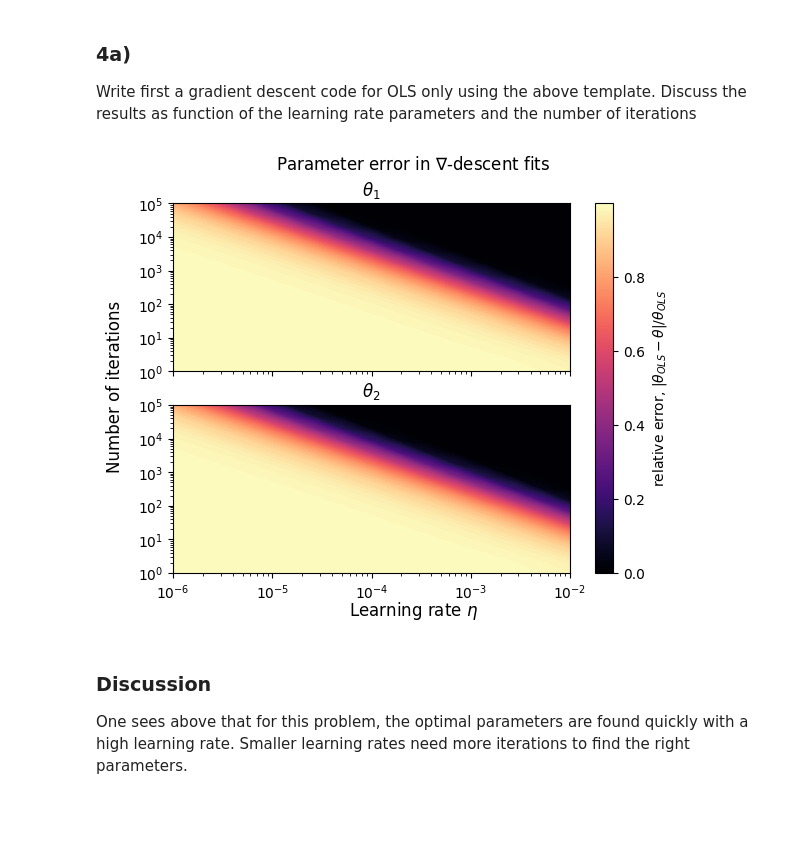
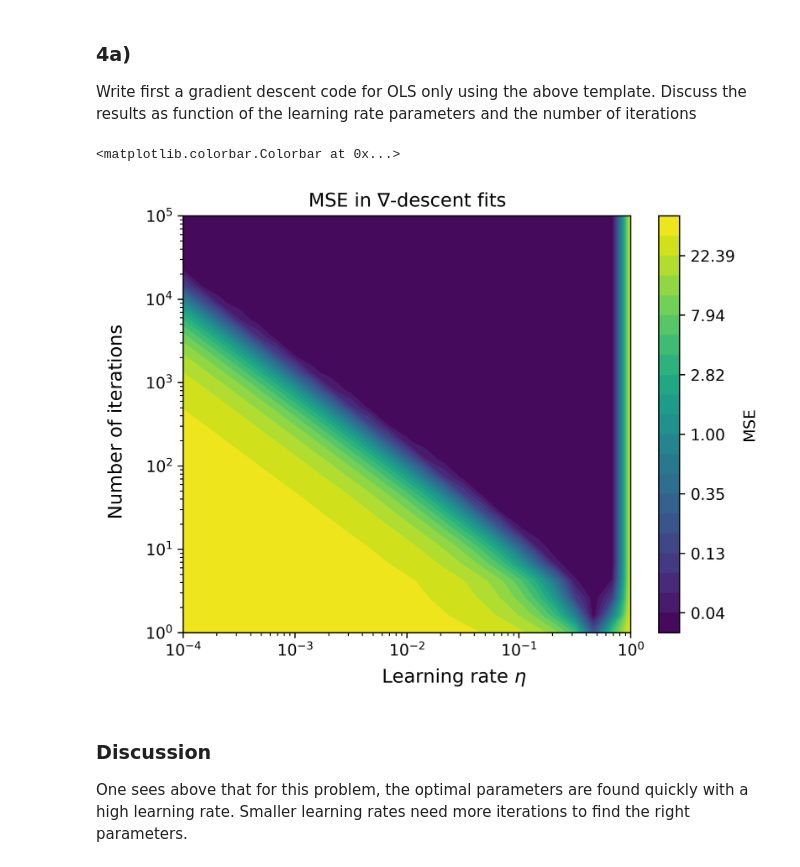
Before and after one commit to simonmso/simonsil_fys4155, a Jupyter notebook: E4.ipynb, the cells around one changed output. Cells and saved outputs as stored; diff of their text form; code cells hidden in the pictures; blank space fills up the shorter version.

```diff
--- a/E4.ipynb
+++ b/E4.ipynb
@@ -34,6 +36,10 @@ Feel free to play around with higher-order polynomials.
 # %%
 import numpy as np
 import matplotlib.pyplot as plt
+
+plt.rcParams.update({
+    'figure.dpi': 600
+})
 # %% [markdown]
 ## Exercise 1, scale your data
 
@@ -230,8 +253,8 @@ Discuss the results as function of the learning rate parameters and the number o
 # %%
 # Let's do the same as above, but loop over eta & num_iters
 
-n = 15 # repeat grad. descent for nxn combinations of eta & num_iters
-etas = np.logspace(-6,-2, n)
+n = 25 # repeat grad. descent for nxn combinations of eta & num_iters
+etas = np.logspace(-4,0, n)
 iters = np.logspace(0,5, n)
 
 es, ns = np.meshgrid(etas, iters)
@@ -260,35 +278,24 @@ errors = MSE_vec(thetas)
 # %%
 import matplotlib as mpl
 # %%
-a1 = (theta_closed_formOLS[0] - thetas[:, :, 0]) / theta_closed_formOLS[0]
-a2 = (theta_closed_formOLS[1] - thetas[:, :, 1]) / theta_closed_formOLS[1]
+fig, ax = plt.subplots()
 
-norm = mpl.colors.Normalize(vmin=np.min([a1, a2]), vmax=np.max([a1, a2]))
-cmap = mpl.colormaps['magma']
-mappable = mpl.cm.ScalarMappable(norm=norm, cmap=cmap)
+# levels = 10**mpl.ticker.MaxNLocator(40).tick_values(np.log10(errors.min()), np.log10(errors.max()))
 
-fig, axs = plt.subplots(2, sharex=True)
-
-ax = axs[0]
-
-ax.contourf(es, ns, a1, levels=100, cmap=cmap, norm=norm)
+# cf = ax.contourf(es, ns, errors, levels=levels)
+cf = ax.contourf(es, ns, np.log10(errors), levels=20)
 
 ax.set_xscale('log')
 ax.set_yscale('log')
-ax.set_title(r'$\theta_1$')
-
-ax = axs[1]
-
-ax.contourf(es, ns, a2, levels=100, cmap=cmap, norm=norm)
-ax.set_yscale('log')
-ax.set_title(r'$\theta_2$')
+ax.set_title(r'MSE in $\nabla$-descent fits');
 
 fig.supylabel('Number of iterations')
 fig.supxlabel(r'Learning rate $\eta$')
-fig.colorbar(mappable, ax=axs, label=r'relative error, $|\theta_{OLS}-\theta|/\theta_{OLS}$')
-fig.suptitle(r'Parameter error in $\nabla$-descent fits');
+fig.colorbar(cf, ax=ax, label=r'MSE',
+             format=mpl.ticker.FuncFormatter(lambda x, _: f'{10**x:.2f}'))
 # %% [output]
+<matplotlib.colorbar.Colorbar at 0x...>
-[figure, old version]
+[figure, new version]
 # %% [markdown]
 ### Discussion
 One sees above that for this problem, the optimal parameters are found quickly with a high learning rate. Smaller learning rates need more iterations to find the right parameters.
```
Also changed, not shown: parts of 15 cells of this notebook, 5 other files.
